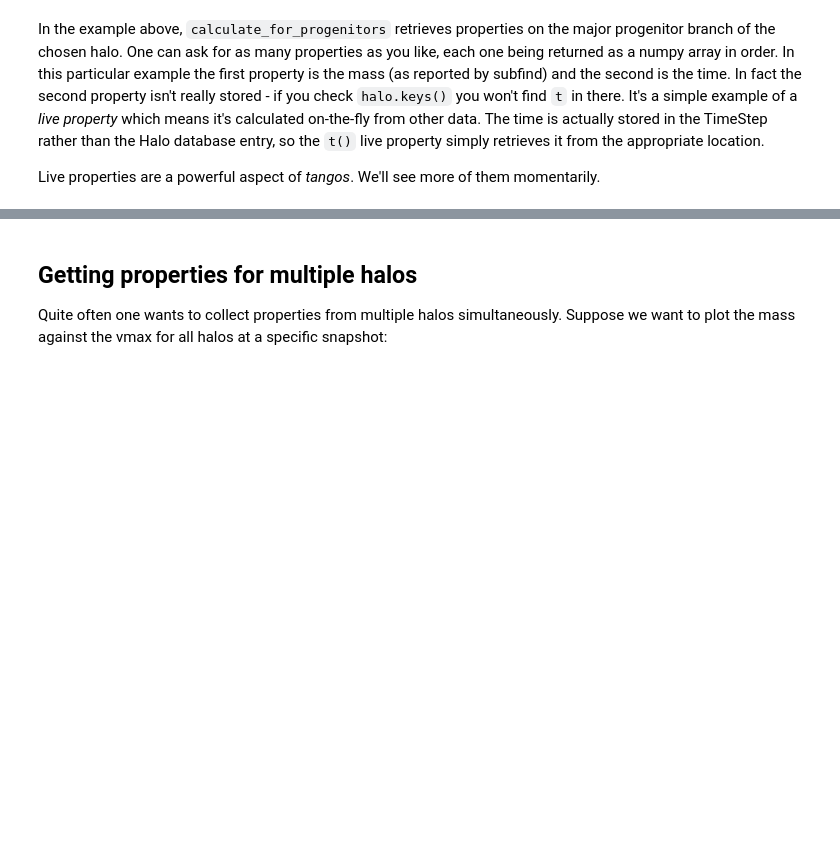
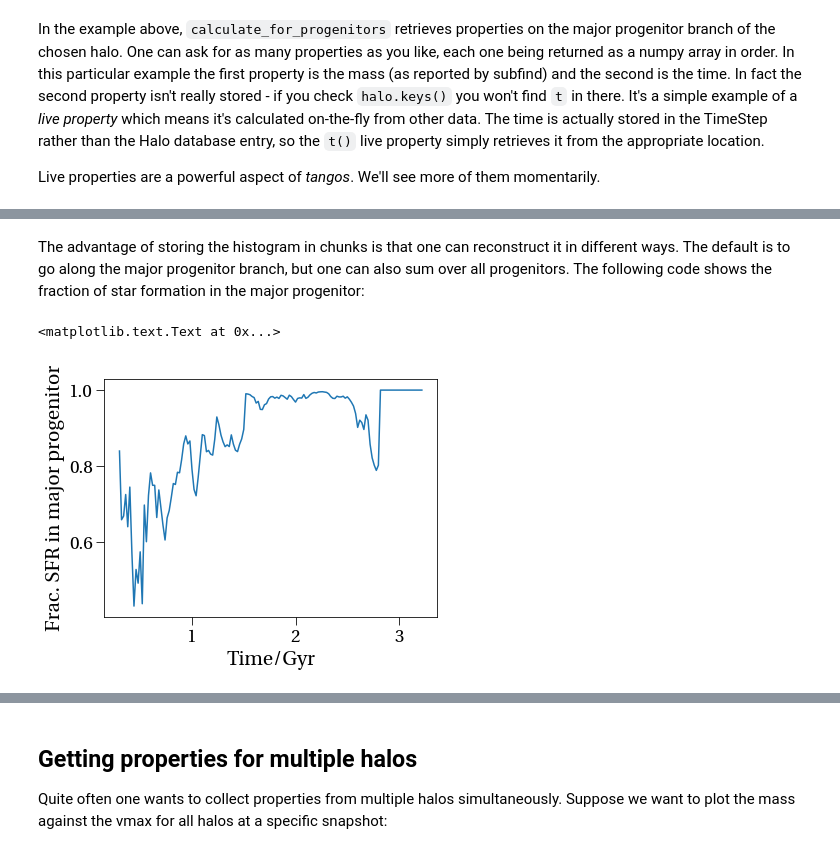
Before and after one commit to pynbody/tangos, a Jupyter notebook: docs/Data exploration with python.ipynb, the cells around one changed output, grey strips where cells are left out. Drawn from its saved outputs; the diff is of its cells as text; code cells hidden in the pictures; blank space fills up the shorter version.

```diff
--- a/docs/Data exploration with python.ipynb
+++ b/docs/Data exploration with python.ipynb
@@ -97,0 +140,13 @@ Live properties are a powerful aspect of _tangos_. We'll see more of them moment
+# %% [markdown]
+The advantage of storing the histogram in chunks is that one can reconstruct it
+in different ways. The default is to go along the major progenitor branch, but
+one can also sum over all progenitors. The following code shows the fraction of
+star formation in the major progenitor:
+# %%
+SFR_all = halo.calculate('reassemble(SFR_histogram, "sum")')
+p.plot(SFR_time_bins, SFR/SFR_all)
+p.xlabel("Time/Gyr")
+p.ylabel("Frac. SFR in major progenitor")
+# %% [output]
+<matplotlib.text.Text at 0x...>
+[figure, added]
```
Also changed, not shown: parts of 24 cells of this notebook.
